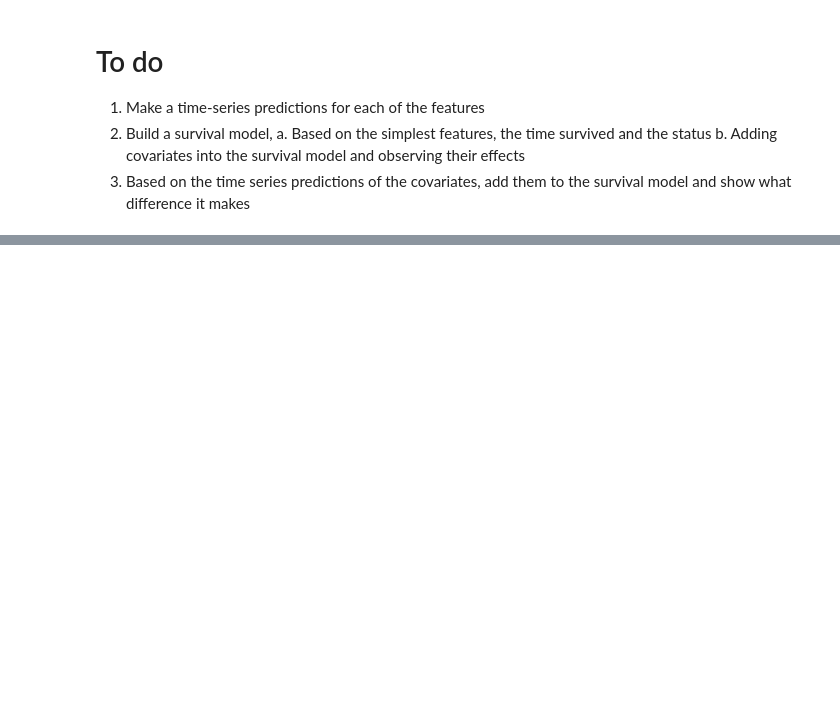
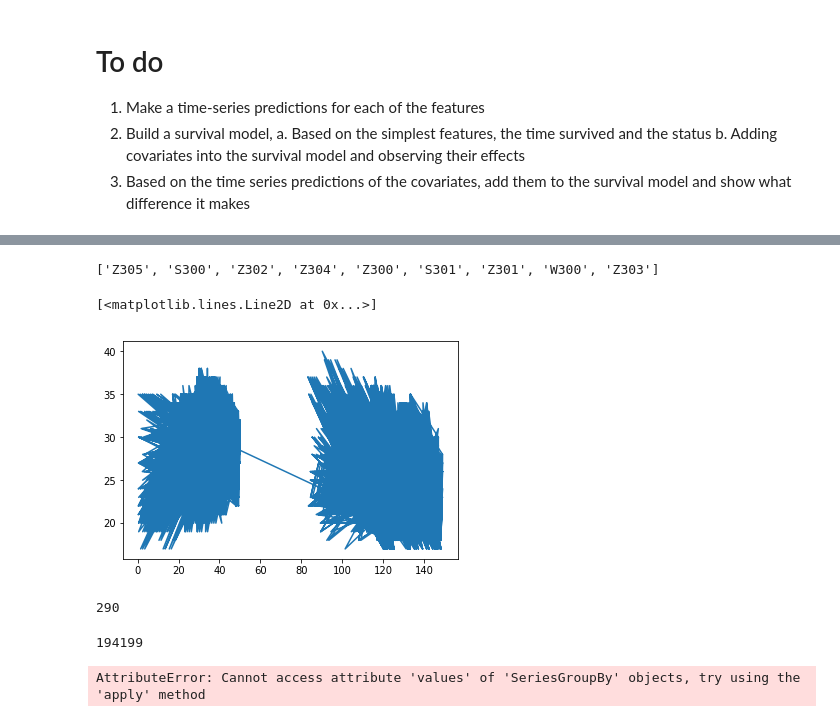
Before and after one commit to akshaykatre/hard_drive, a Jupyter notebook: HardDisk_Data.ipynb, the cells around one changed output, grey strips where cells are left out. Drawn from its saved outputs; the diff is of its cells as text; code cells hidden in the pictures; blank space fills up the shorter version.

```diff
--- a/HardDisk_Data.ipynb
+++ b/HardDisk_Data.ipynb
@@ -201,0 +235,29 @@ def mmm(a, df=None):
+# %%
+sn_unique = []
+for sn in data.serial_number.unique():
+    if sn[:4] in sn_unique:
+        continue
+    else:
+        sn_unique.append(sn[:4])
+# %%
+sn_unique
+# %% [output]
+['Z305', 'S300', 'Z302', 'Z304', 'Z300', 'S301', 'Z301', 'W300', 'Z303']
+# %%
+mask = data[data.serial_number.str.contains('^'+sn_unique[0])]
+plt.plot(mask.smart_9_raw/24., mask.smart_190_raw)
+# %% [output]
+[<matplotlib.lines.Line2D at 0x...>]
+[figure, added]
+# %%
+data[data.serial_number.str.contains('^Z304N')].serial_number.value_counts().sum()
+# %% [output]
+290
+# %%
+data[data.serial_number.str.contains('^S300')].serial_number.value_counts().sum()
+# %% [output]
+194199
+# %%
+data.groupby(data.serial_number.str.contains('^S300')).smart_9_raw
+# %% [output]
+AttributeError: Cannot access attribute 'values' of 'SeriesGroupBy' objects, try using the 'apply' method
```
Also changed, not shown: parts of 8 cells of this notebook.
